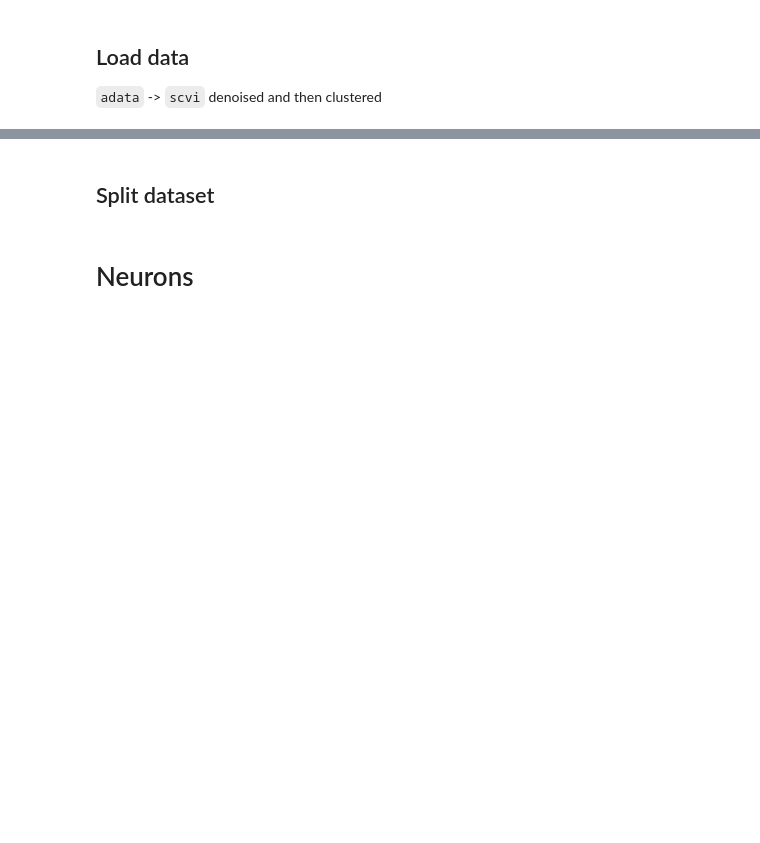
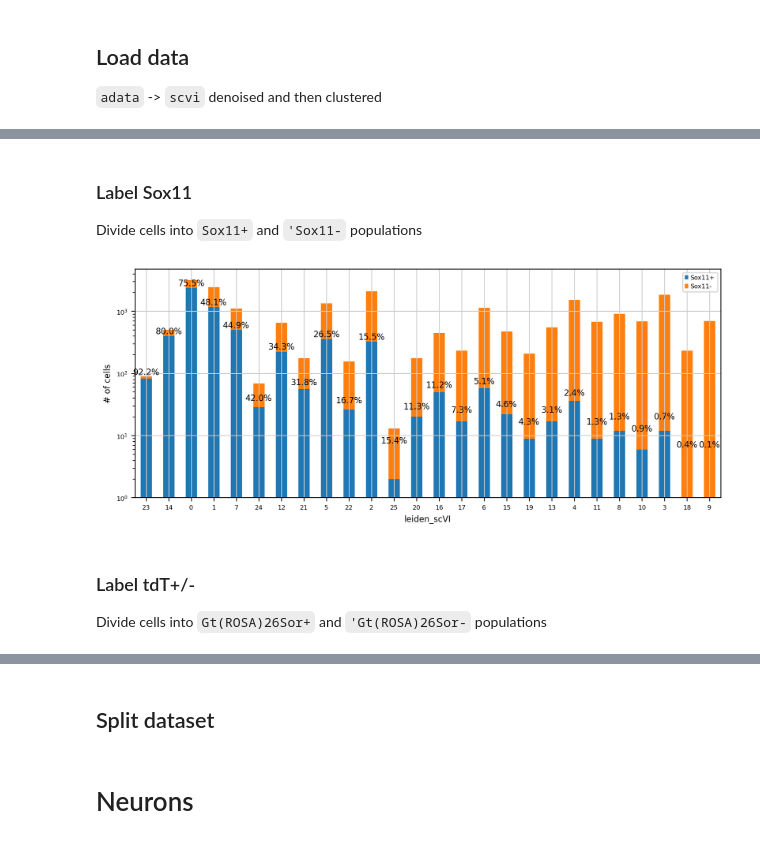
Before and after one commit to SABAFQ/MDMA-scRNAseq, a Jupyter notebook: 2-celltyping.ipynb, the cells around one changed output, grey strips where cells are left out. Saved outputs shown, nothing was run; the diff lists cells and outputs as text; code cells hidden in the pictures; blank space fills up the shorter version.

```diff
--- a/2-celltyping.ipynb
+++ b/2-celltyping.ipynb
@@ -109,0 +72,14 @@ AnnData object with n_obs × n_vars = 21614 × 10013
+# %% [markdown]
+### Label Sox11
+Divide cells into `Sox11+` and `'Sox11-` populations
+# %%
+ax = scez.add_marker_feature(adata,marker='Sox11',marker_name='Sox11 label',clusters_name='leiden_scVI')
+
+plt.savefig('celltyping/percent_in_clust_denoised_Sox11.pdf')
+# show plot
+plt.show()
+# %% [output]
+[figure, added]
+# %% [markdown]
+### Label tdT+/-
+Divide cells into `Gt(ROSA)26Sor+` and `'Gt(ROSA)26Sor-` populations
```
Also changed, not shown: parts of 68 cells of this notebook, 12 other files.
